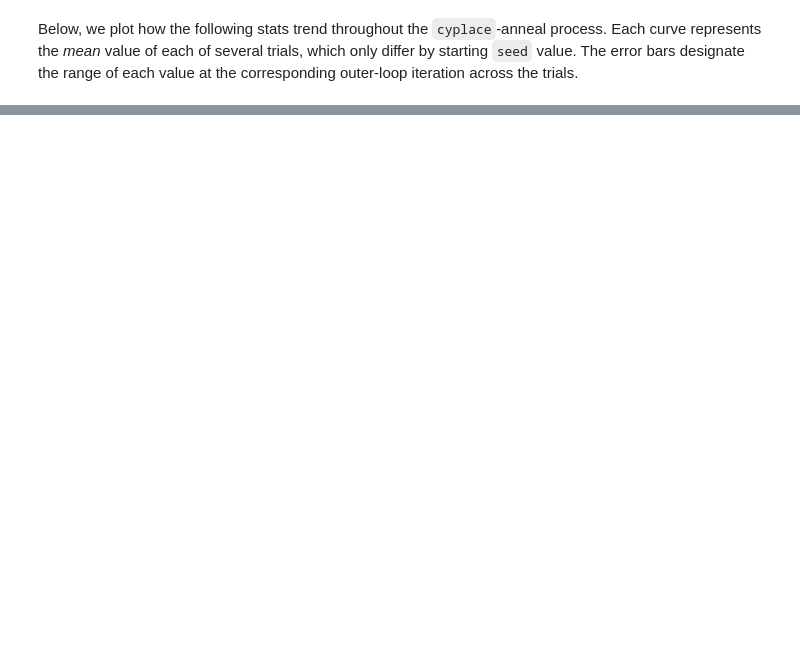
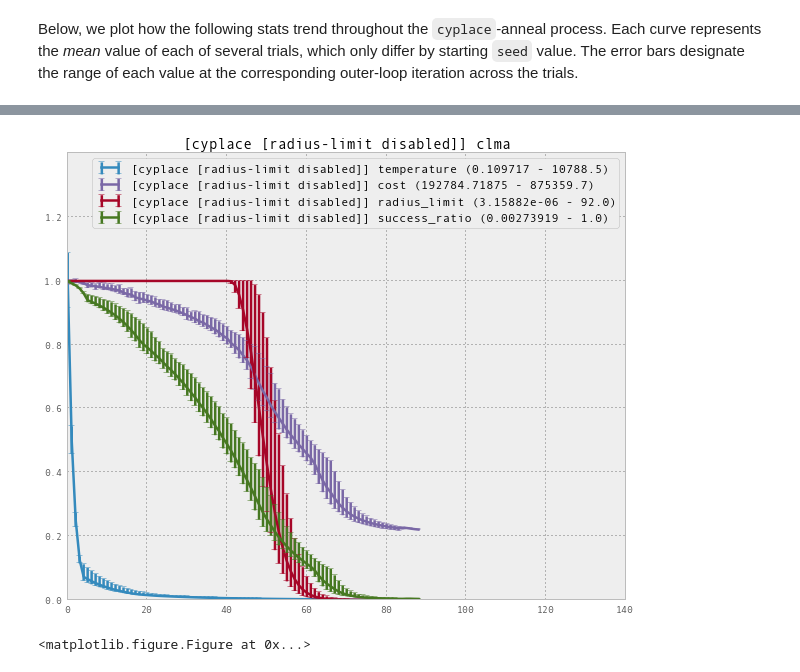
Before and after one commit to cfobel/cyvpr, a Jupyter notebook: notebooks/cyplace anneal vs VPR.ipynb, the cells around one changed output, grey strips where cells are left out. Drawn from its saved outputs; the diff is of its cells as text; code cells hidden in the pictures; blank space fills up the shorter version.

```diff
--- a/notebooks/cyplace anneal vs VPR.ipynb
+++ b/notebooks/cyplace anneal vs VPR.ipynb
@@ -114,0 +132,6 @@ for net_file_namebase in ('tseng', 'clma', 'alu4'):
+# %%
+plot_h5fs(dict(h5fs.items()[1:2]), net_file_namebase,
+          xlim_=(0, 140))
+# %% [output]
+[figure, added]
+<matplotlib.figure.Figure at 0x...>
```
Also changed, not shown: parts of 25 cells of this notebook.
